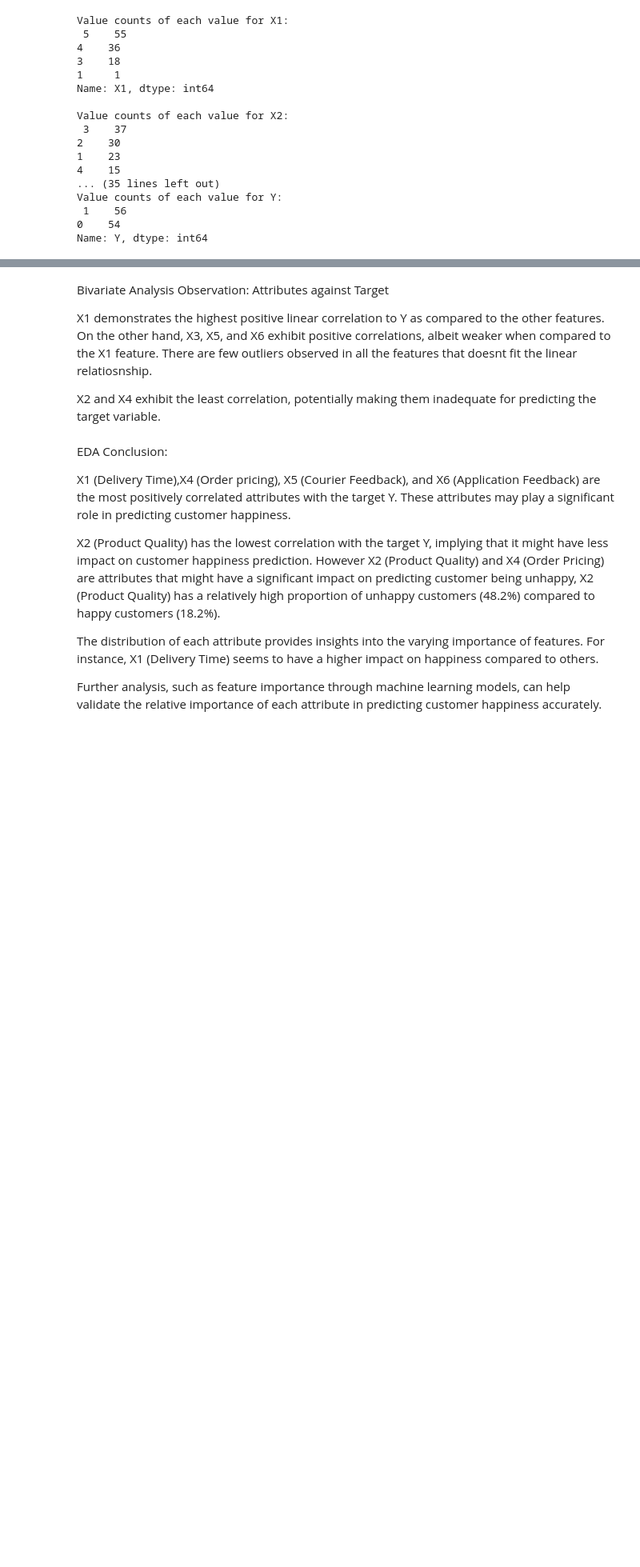
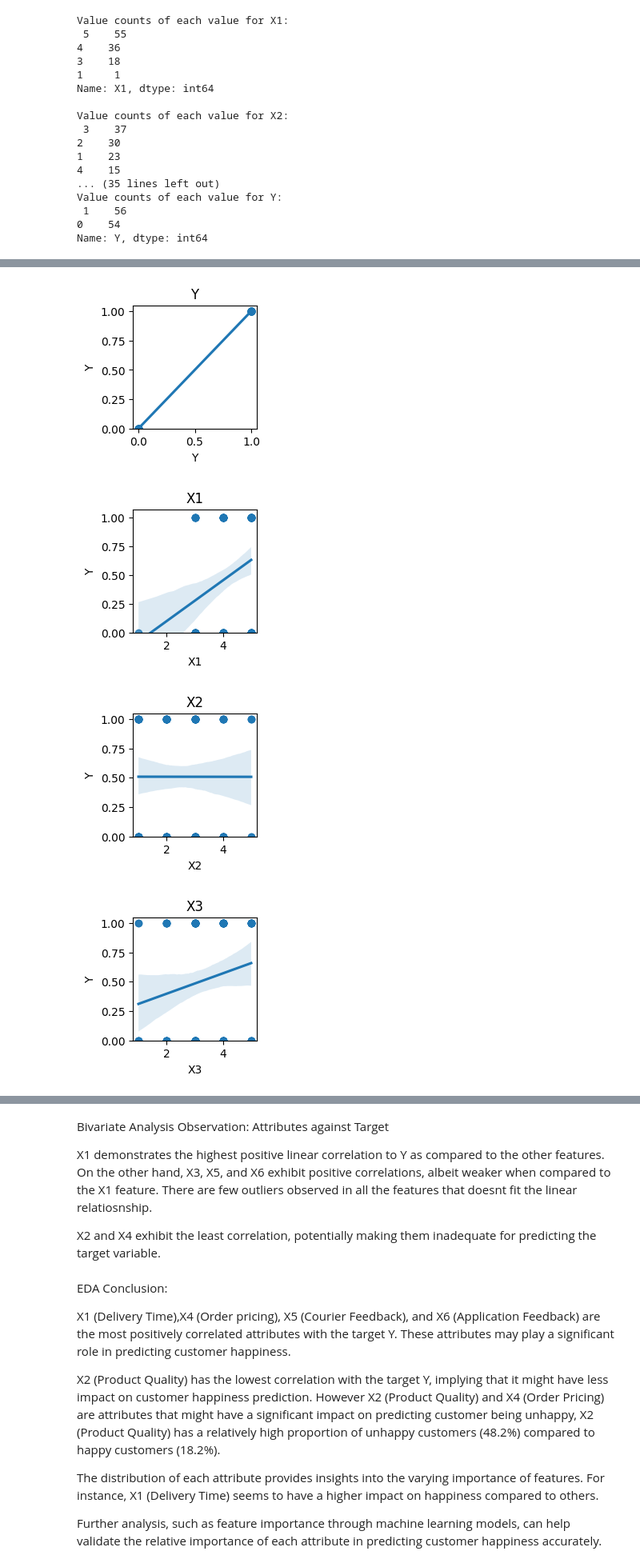
Before and after one commit to kuzhuppillil/LNsKeGUUsUTE43vc, a Jupyter notebook: Happy_Customer_.ipynb, the cells around one changed output, grey strips where cells are left out. Shown: that part at 80% size. Drawn from its saved outputs; the diff is of its cells as text; code cells hidden in the pictures; blank space fills up the shorter version.

```diff
--- a/Happy_Customer_.ipynb
+++ b/Happy_Customer_.ipynb
@@ -277,0 +259,12 @@ plt.show()
+# %%
+for label in df.columns:
+  plt.figure(figsize=(2,2))
+  sns.regplot(x=label,y="Y", data=df)
+  plt.ylim(0,)
+  plt.title(label)
+  plt.show()
+# %% [output]
+[figure, added]
+[figure, added]
+[figure, added]
+[figure, added]
```
Also changed, not shown: parts of 22 cells of this notebook.
